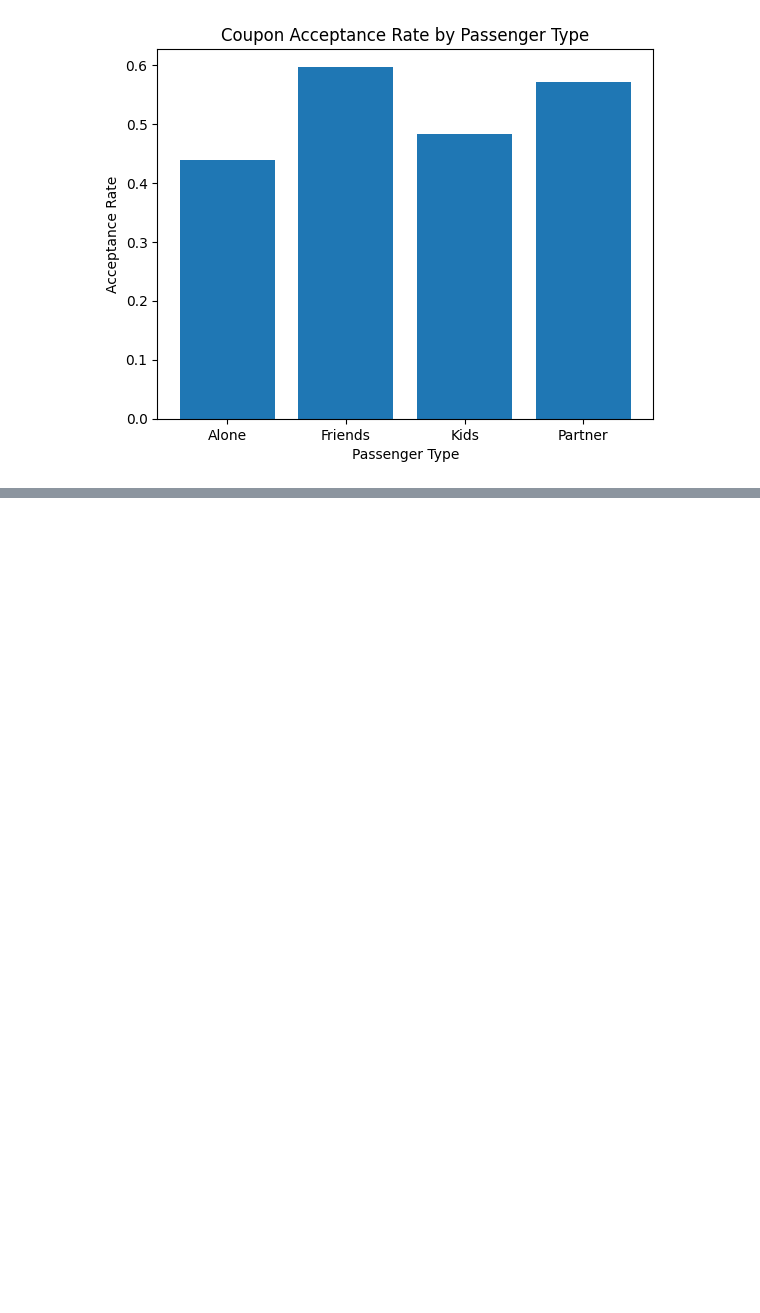
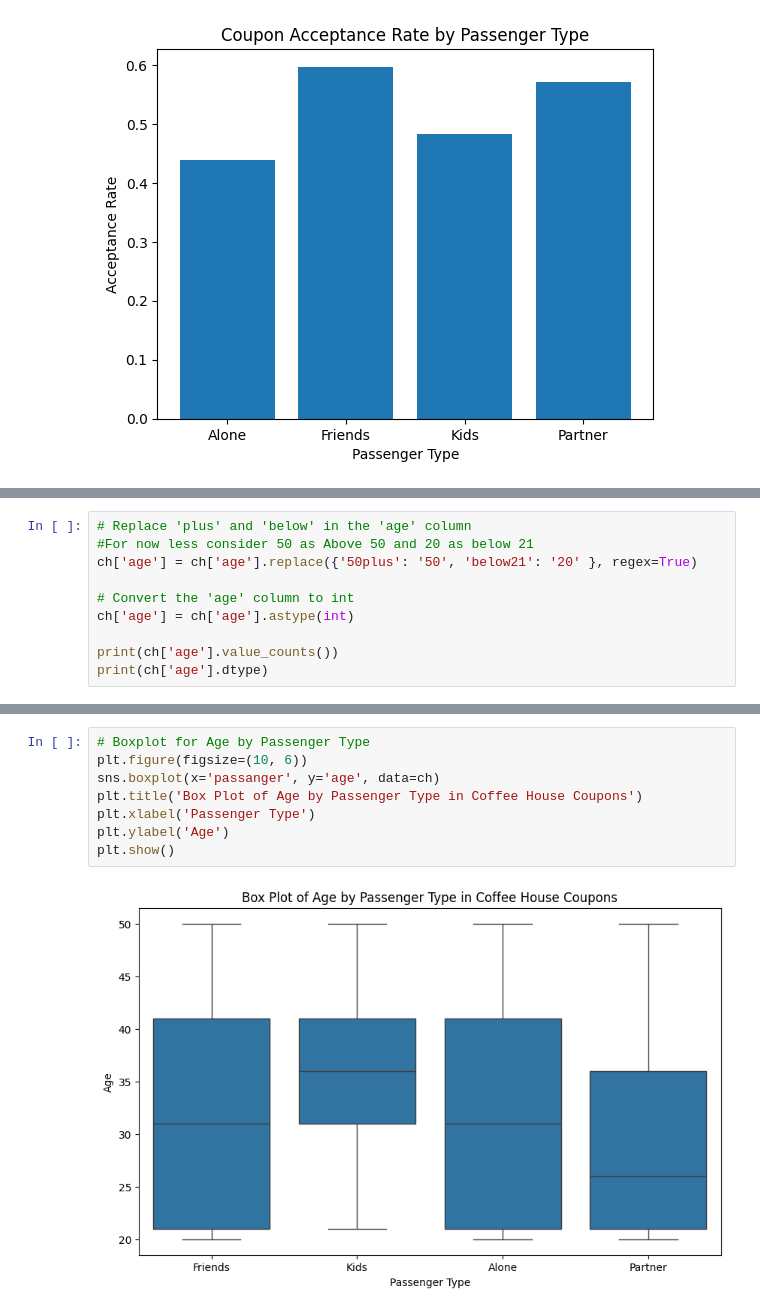
Before and after one commit to shivaallala/Customer_Coupon, a Jupyter notebook: prompt.ipynb, the cells around one changed output, grey strips where cells are left out. Saved outputs shown, nothing was run; the diff lists cells and outputs as text; blank space fills up the shorter version.

```diff
--- a/prompt.ipynb
+++ b/prompt.ipynb
@@ -812,0 +886,10 @@ plt.show()
+# %%
+# Replace 'plus' and 'below' in the 'age' column
+#For now less consider 50 as Above 50 and 20 as below 21
+ch['age'] = ch['age'].replace({'50plus': '50', 'below21': '20' }, regex=True)
+
+# Convert the 'age' column to int
+ch['age'] = ch['age'].astype(int)
+
+print(ch['age'].value_counts())
+print(ch['age'].dtype)
@@ -812,0 +918,10 @@ plt.show()
+# %%
+# Boxplot for Age by Passenger Type
+plt.figure(figsize=(10, 6))
+sns.boxplot(x='passanger', y='age', data=ch)
+plt.title('Box Plot of Age by Passenger Type in Coffee House Coupons')
+plt.xlabel('Passenger Type')
+plt.ylabel('Age')
+plt.show()
+# %% [output]
+[figure, added]
```
Also changed, not shown: parts of 16 cells of this notebook.
